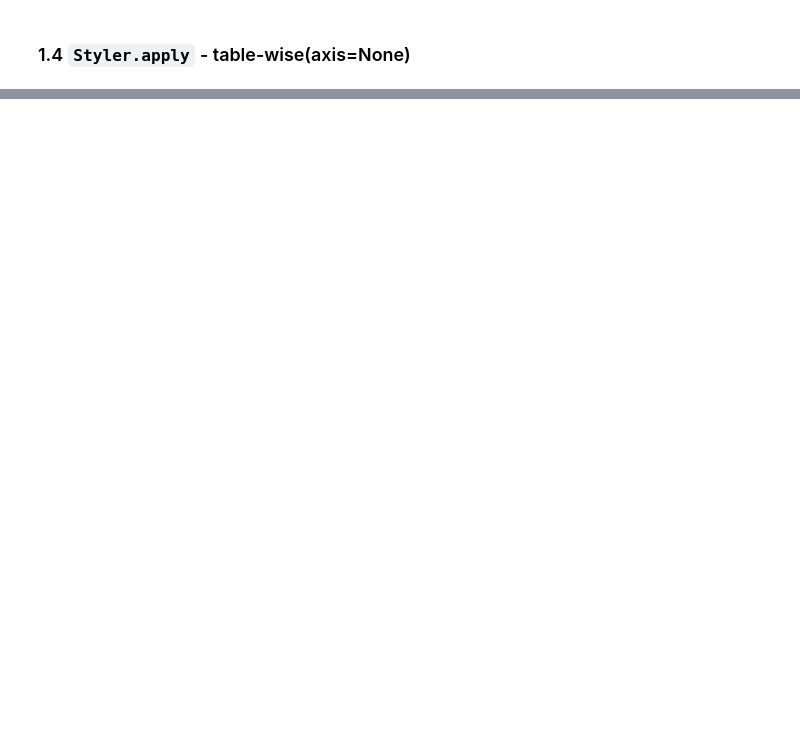
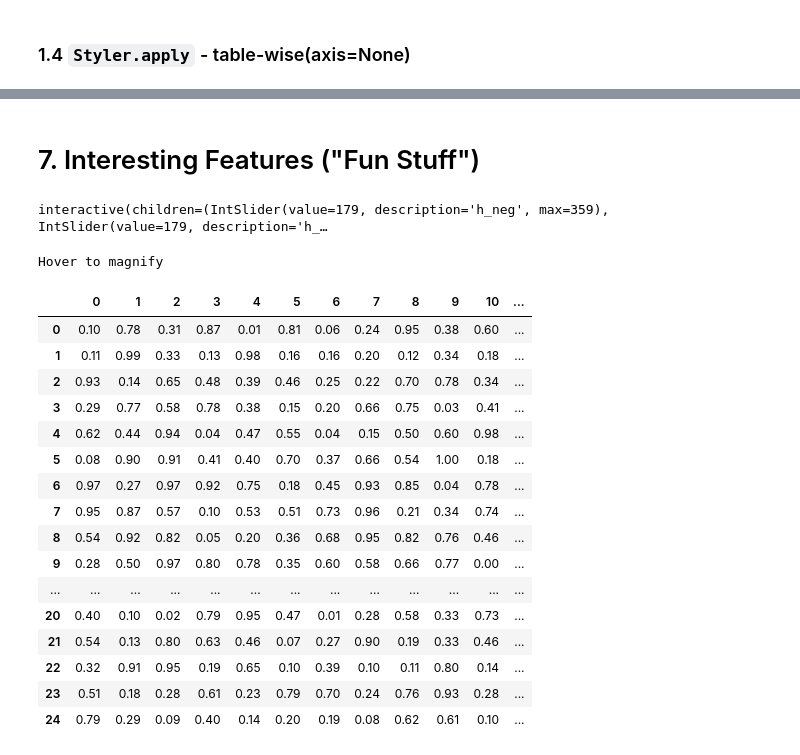
Before and after one commit to Tim-Abwao/learning-pandas, a Jupyter notebook: Going through the User Guide/Styling.ipynb, the cells around one changed output, grey strips where cells are left out. Drawn from its saved outputs; the diff is of its cells as text; code cells hidden in the pictures; blank space fills up the shorter version.

```diff
--- a/Going through the User Guide/Styling.ipynb
+++ b/Going through the User Guide/Styling.ipynb
@@ -135,0 +389,49 @@ df.style.format({'B': "{:0<4.0f}", 'D': '{:+.2f}'})
+# %% [markdown]
+# 7. Interesting Features ("Fun Stuff")
+# %%
+from IPython.html import widgets
+@widgets.interact
+def f(h_neg=(0, 359, 1), h_pos=(0, 359), s=(0., 99.9), l=(0., 99.9)):
+    return df.style.background_gradient(
+
+    )
+# %% [output]
+interactive(children=(IntSlider(value=179, description='h_neg', max=359), IntSlider(value=179, description='h_…
+# %%
+def magnify():
+    return [dict(selector="th",
+                 props=[("font-size", "4pt")]),
+            dict(selector="td",
+                 props=[('padding', "0em 0em")]),
+            dict(selector="th:hover",
+                 props=[("font-size", "12pt")]),
+            dict(selector="tr:hover td:hover",
+                 props=[('max-width', '200px'),
+                        ('font-size', '12pt')])
+]
+
+df = pd.DataFrame(np.random.rand(25, 25))
+df.style.background_gradient( axis=1)\
+    .set_properties(**{'max-width': '80px', 'font-size': '1pt'})\
+    .set_caption("Hover to magnify")\
+    .set_precision(2)\
+    .set_table_styles(magnify())
+# %% [output]
+Hover to magnify
+|  | 0 | 1 | 2 | 3 | 4 | 5 | 6 | 7 | 8 | 9 | 10 | ... |
+| 0 | 0.10 | 0.78 | 0.31 | 0.87 | 0.01 | 0.81 | 0.06 | 0.24 | 0.95 | 0.38 | 0.60 | ... |
+| 1 | 0.11 | 0.99 | 0.33 | 0.13 | 0.98 | 0.16 | 0.16 | 0.20 | 0.12 | 0.34 | 0.18 | ... |
+| 2 | 0.93 | 0.14 | 0.65 | 0.48 | 0.39 | 0.46 | 0.25 | 0.22 | 0.70 | 0.78 | 0.34 | ... |
+| 3 | 0.29 | 0.77 | 0.58 | 0.78 | 0.38 | 0.15 | 0.20 | 0.66 | 0.75 | 0.03 | 0.41 | ... |
+| 4 | 0.62 | 0.44 | 0.94 | 0.04 | 0.47 | 0.55 | 0.04 | 0.15 | 0.50 | 0.60 | 0.98 | ... |
+| 5 | 0.08 | 0.90 | 0.91 | 0.41 | 0.40 | 0.70 | 0.37 | 0.66 | 0.54 | 1.00 | 0.18 | ... |
+| 6 | 0.97 | 0.27 | 0.97 | 0.92 | 0.75 | 0.18 | 0.45 | 0.93 | 0.85 | 0.04 | 0.78 | ... |
+| 7 | 0.95 | 0.87 | 0.57 | 0.10 | 0.53 | 0.51 | 0.73 | 0.96 | 0.21 | 0.34 | 0.74 | ... |
+| 8 | 0.54 | 0.92 | 0.82 | 0.05 | 0.20 | 0.36 | 0.68 | 0.95 | 0.82 | 0.76 | 0.46 | ... |
+| 9 | 0.28 | 0.50 | 0.97 | 0.80 | 0.78 | 0.35 | 0.60 | 0.58 | 0.66 | 0.77 | 0.00 | ... |
+| ... | ... | ... | ... | ... | ... | ... | ... | ... | ... | ... | ... | ... |
+| 20 | 0.40 | 0.10 | 0.02 | 0.79 | 0.95 | 0.47 | 0.01 | 0.28 | 0.58 | 0.33 | 0.73 | ... |
+| 21 | 0.54 | 0.13 | 0.80 | 0.63 | 0.46 | 0.07 | 0.27 | 0.90 | 0.19 | 0.33 | 0.46 | ... |
+| 22 | 0.32 | 0.91 | 0.95 | 0.19 | 0.65 | 0.10 | 0.39 | 0.10 | 0.11 | 0.80 | 0.14 | ... |
+| 23 | 0.51 | 0.18 | 0.28 | 0.61 | 0.23 | 0.79 | 0.70 | 0.24 | 0.76 | 0.93 | 0.28 | ... |
+| 24 | 0.79 | 0.29 | 0.09 | 0.40 | 0.14 | 0.20 | 0.19 | 0.08 | 0.62 | 0.61 | 0.10 | ... |
```
Also changed, not shown: parts of 50 cells of this notebook.
